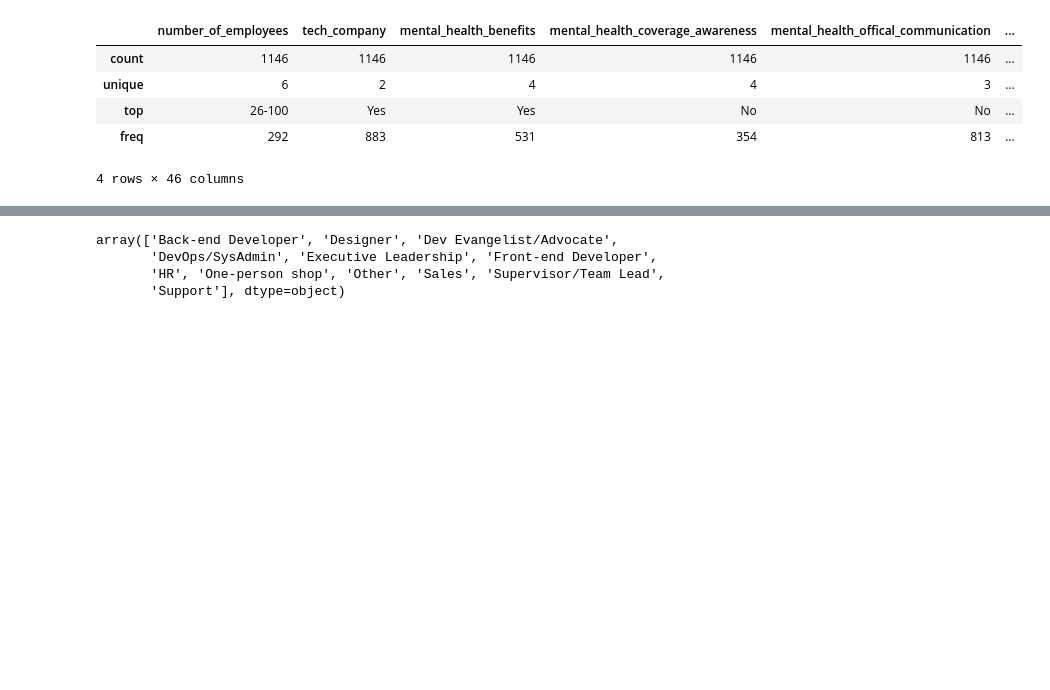
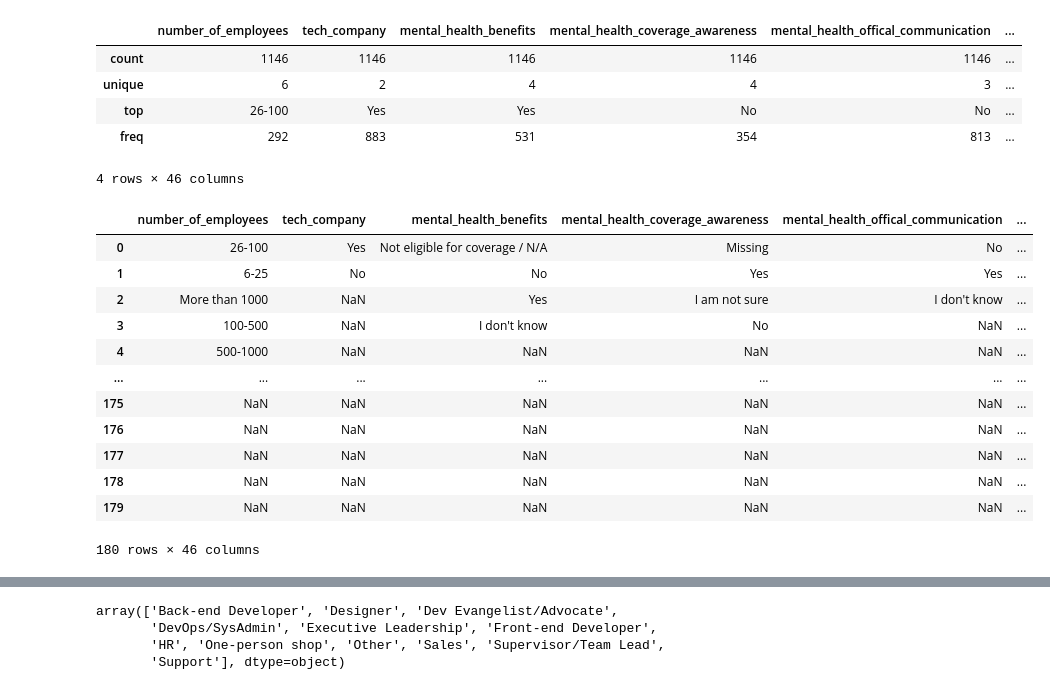
Before and after one commit to AlexandraFaria/UnsupervisedLearningTask1Project, a Jupyter notebook: Task1DataAnalysis.ipynb, the cells around one changed output, grey strips where cells are left out. Drawn from its saved outputs; the diff is of its cells as text; code cells hidden in the pictures; blank space fills up the shorter version.

```diff
--- a/Task1DataAnalysis.ipynb
+++ b/Task1DataAnalysis.ipynb
@@ -31,3 +31,30 @@ data.describe(include='all')
 | top | 26-100 | Yes | Yes | No | No | ... |
 | freq | 292 | 883 | 531 | 354 | 813 | ... |
 4 rows × 46 columns
+# %%
+# Create a data frame to show all features and their unique values. This will help me determine which features to encode using OneHotEncoder, MultiLabelBinarizer, or OrdinalEncoder.
+
+unique_categories = {}
+
+for column in data.columns:
+    unique_categories[column] = data[column].unique()
+
+# Convert dictionary to data frame
+unique_categories_df = pd.DataFrame(dict([ (k,pd.Series(v)) for k,v in unique_categories.items() ]))
+
+# Display data frame
+unique_categories_df
+# %% [output]
+|  | number_of_employees | tech_company | mental_health_benefits | mental_health_coverage_awareness | mental_health_offical_communication | ... |
+| 0 | 26-100 | Yes | Not eligible for coverage / N/A | Missing | No | ... |
+| 1 | 6-25 | No | No | Yes | Yes | ... |
+| 2 | More than 1000 | NaN | Yes | I am not sure | I don't know | ... |
+| 3 | 100-500 | NaN | I don't know | No | NaN | ... |
+| 4 | 500-1000 | NaN | NaN | NaN | NaN | ... |
+| ... | ... | ... | ... | ... | ... | ... |
+| 175 | NaN | NaN | NaN | NaN | NaN | ... |
+| 176 | NaN | NaN | NaN | NaN | NaN | ... |
+| 177 | NaN | NaN | NaN | NaN | NaN | ... |
+| 178 | NaN | NaN | NaN | NaN | NaN | ... |
+| 179 | NaN | NaN | NaN | NaN | NaN | ... |
+180 rows × 46 columns
```
Also changed, not shown: parts of 11 cells of this notebook.
